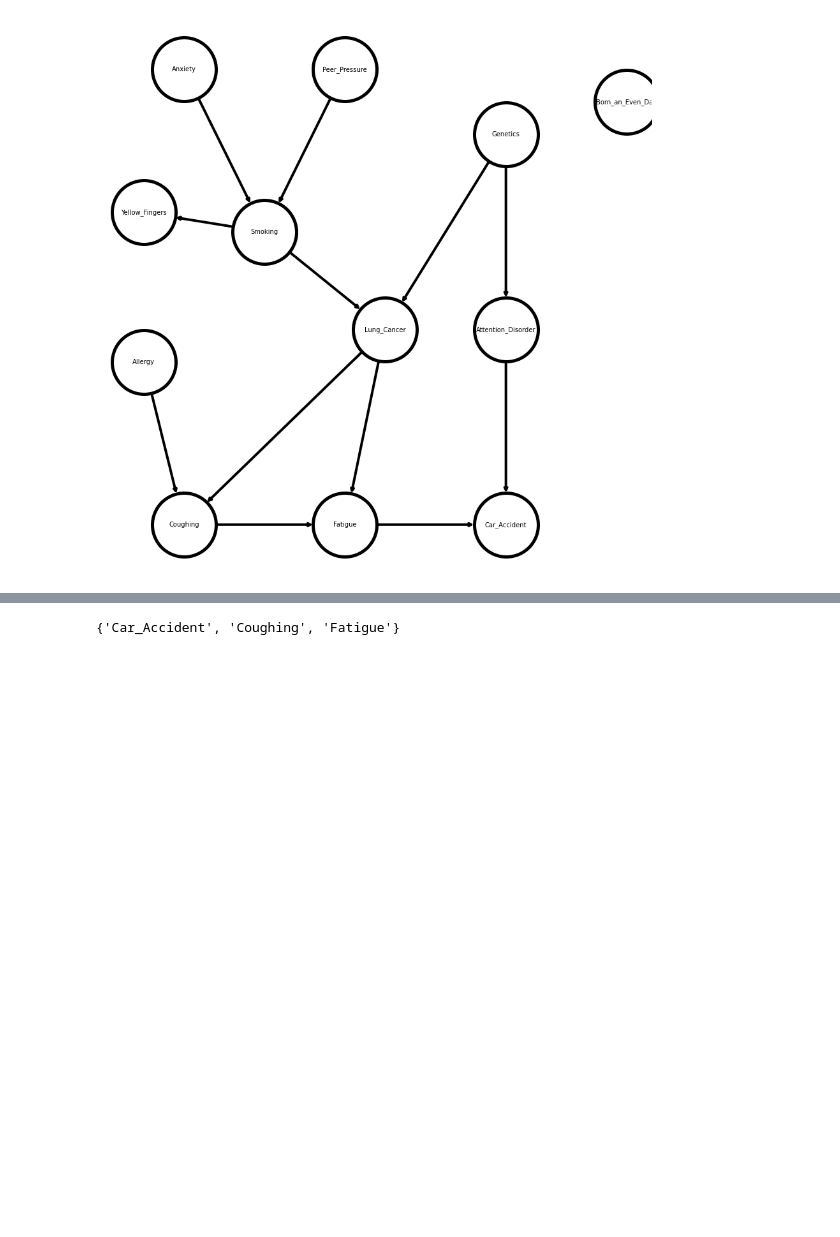
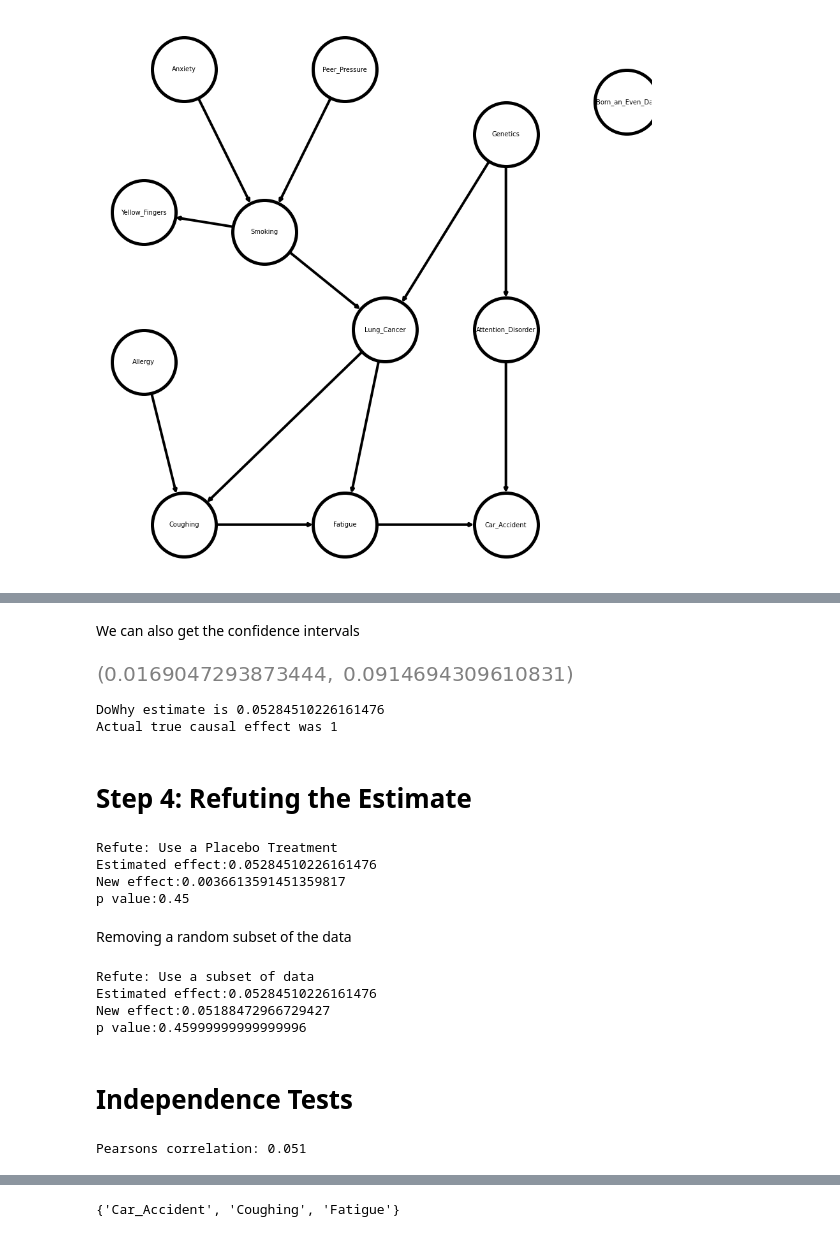
Before and after one commit to keerthybalan/CausalDS_LUCAS, a Jupyter notebook: EDA.ipynb, the cells around one changed output, grey strips where cells are left out. Saved outputs shown, nothing was run; the diff lists cells and outputs as text; code cells hidden in the pictures; blank space fills up the shorter version.

```diff
--- a/EDA.ipynb
+++ b/EDA.ipynb
@@ -161,0 +243,47 @@ plt.show()
+# %% [markdown]
+We can also get the confidence intervals
+# %%
+estimate.get_confidence_intervals()
+# %% [output]
+[figure, added]
+# %%
+# we assume the effect of treatment for outcome is 1
+effect = 1
+
+print("DoWhy estimate is " + str(estimate.value))
+print ("Actual true causal effect was {0}".format(effect))
+# %% [output]
+DoWhy estimate is 0.05284510226161476
+Actual true causal effect was 1
+# %% [markdown]
+# Step 4: Refuting the Estimate
+# %%
+res_placebo=model.refute_estimate(identified_estimand, estimate,
+        method_name="placebo_treatment_refuter", placebo_type="permute")
+print(res_placebo)
+# %% [output]
+Refute: Use a Placebo Treatment
+Estimated effect:0.05284510226161476
+New effect:0.0036613591451359817
+p value:0.45
+# %% [markdown]
+Removing a random subset of the data
+# %%
+res_subset=model.refute_estimate(identified_estimand, estimate,
+        method_name="data_subset_refuter", subset_fraction=0.9)
+print(res_subset)
+# %% [output]
+Refute: Use a subset of data
+Estimated effect:0.05284510226161476
+New effect:0.05188472966729427
+p value:0.45999999999999996
+# %% [markdown]
+# Independence Tests
+# %%
+# calculate the Pearson's correlation between two variables
+import numpy as np
+# calculate Pearson's correlation
+corr = np.corrcoef(train['Smoking'], train['Car_Accident'])[0,1]
+print('Pearsons correlation: %.3f' % corr)
+# %% [output]
+Pearsons correlation: 0.051
```
Also changed, not shown: parts of 22 cells of this notebook.
